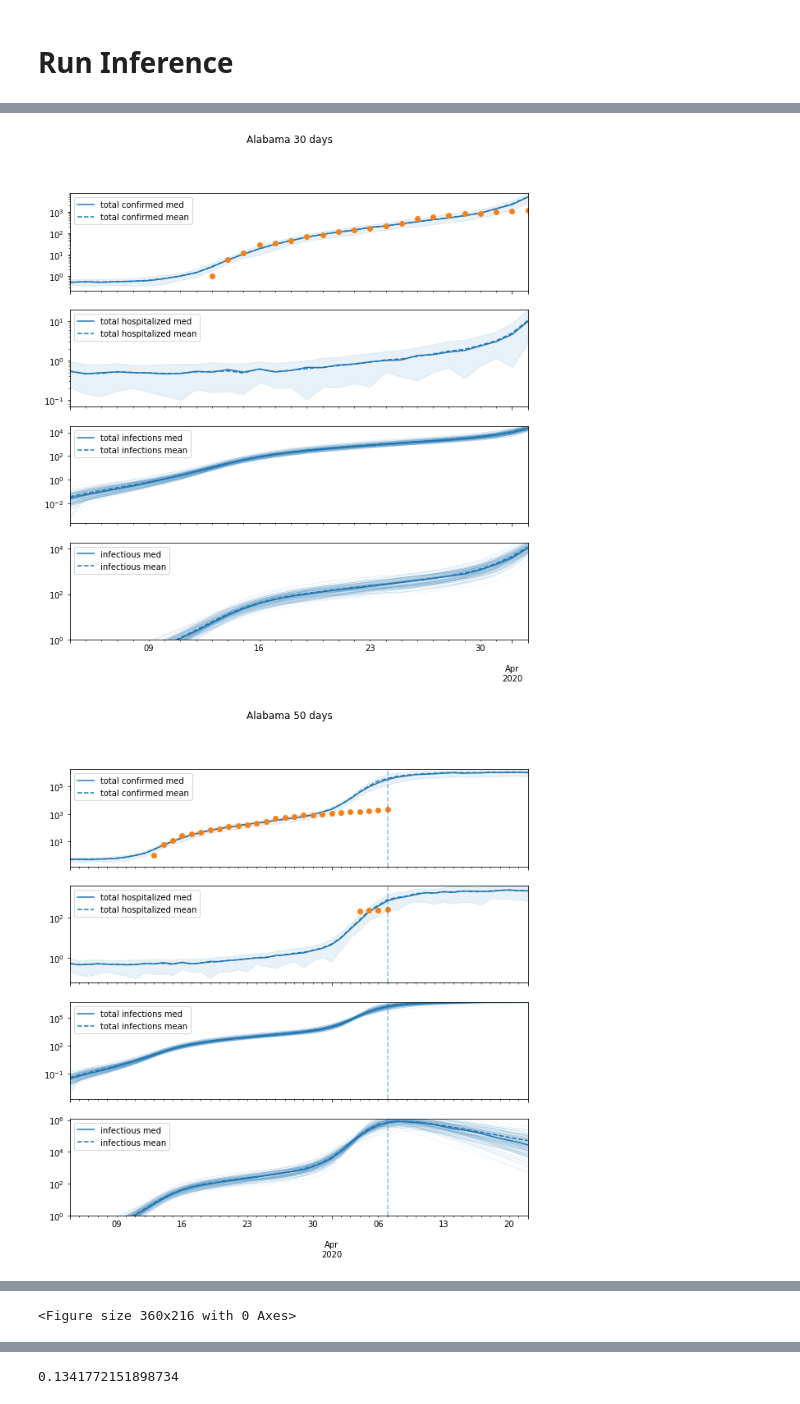
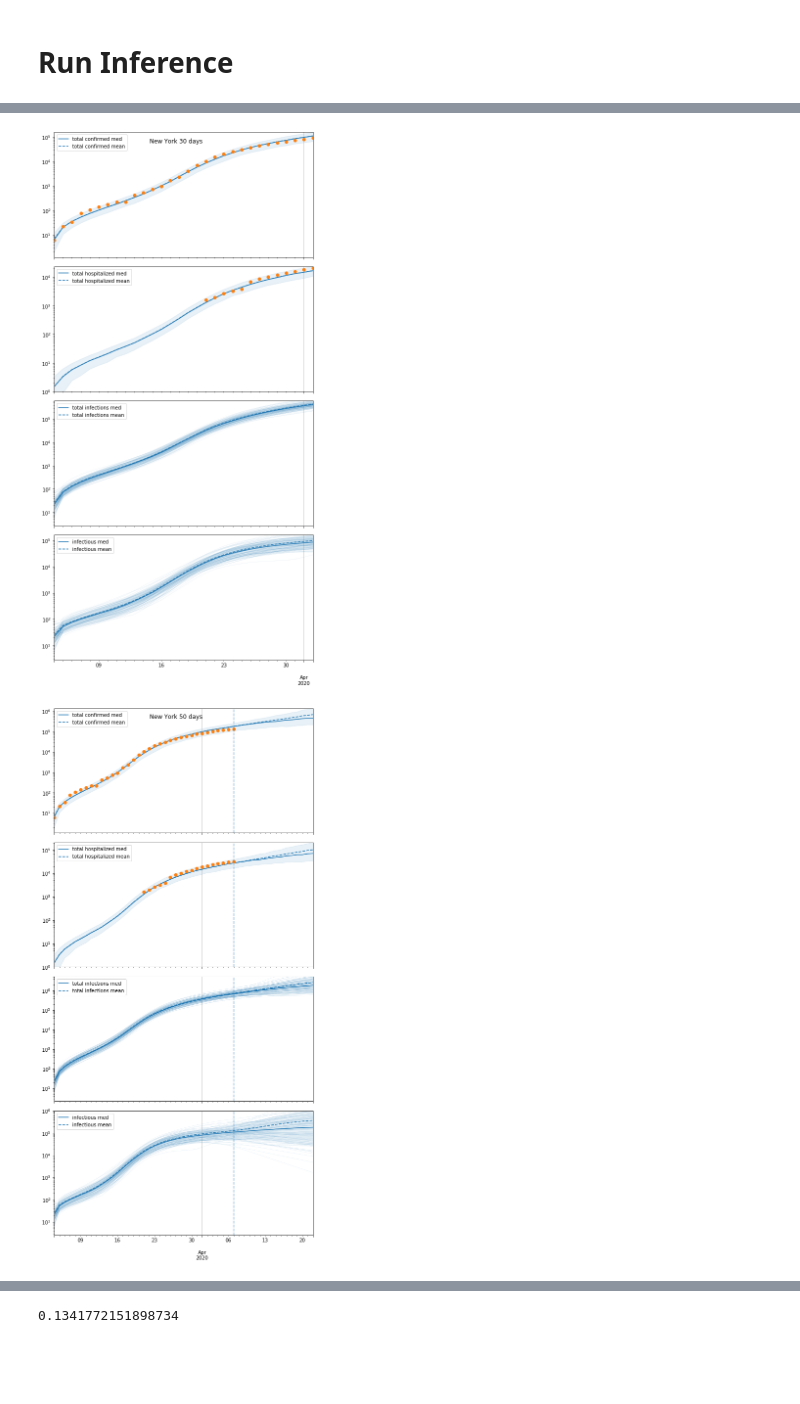
Before and after one commit to dsheldon/covid, a Jupyter notebook: SIR.ipynb, the cells around one changed output, grey strips where cells are left out. Saved outputs shown, nothing was run; the diff lists cells and outputs as text; code cells hidden in the pictures; blank space fills up the shorter version.

Commit message:
Make plots bigger, use tight layout, add grid lines

```diff
--- a/SIR.ipynb
+++ b/SIR.ipynb
@@ -28,7 +28,7 @@ places = ['AL']
 
 
 for place in places:
-    util.run_place(data, place, use_hosp=True, save=save, num_warmup=100, num_samples=100)
+    util.run_place(data, place, use_hosp=True, save=save, num_warmup=1000, num_samples=1000)
 # %% [output]
 ******* AL *********
 Running MCMC
@@ -52,24 +52,24 @@ Number of divergences: 30
 # %%
 data = util.load_state_data()
 
 start = '2020-03-04'
 #places = ['Italy', 'US', 'WA', 'NY', 'MA']
 #places = ['ID']
 places = ['NY']
 #places = state_data.keys()
 #places = ['AK']
 #places = ['US']
 #places = ['LA', 'NY']
 #places = ['NY', 'MA', 'WA', 'AK', 'WV']
-places = ['AL']
+#places = ['AL']
 
 use_hosp = True
 save = True
 
 
 # Inspect and Save Results
 for place in places:
     util.gen_forecasts(data, place, use_hosp=use_hosp, save=save)
 # %% [output]
-[figure, old version]
+[figure, new version]
-[figure, old version]
+[figure, new version]
@@ -80 +77,0 @@ for place in places:
-<Figure size 360x216 with 0 Axes>
```
Also changed, not shown: parts of 2 cells of this notebook, 1 other file.
